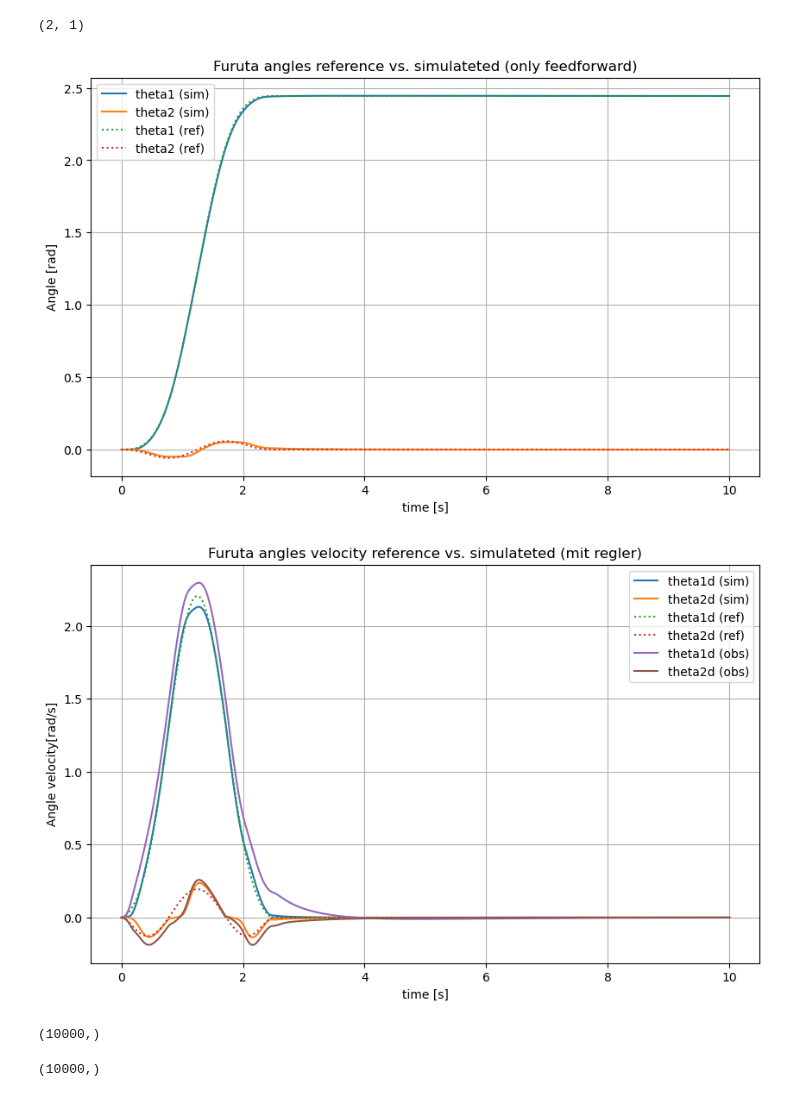
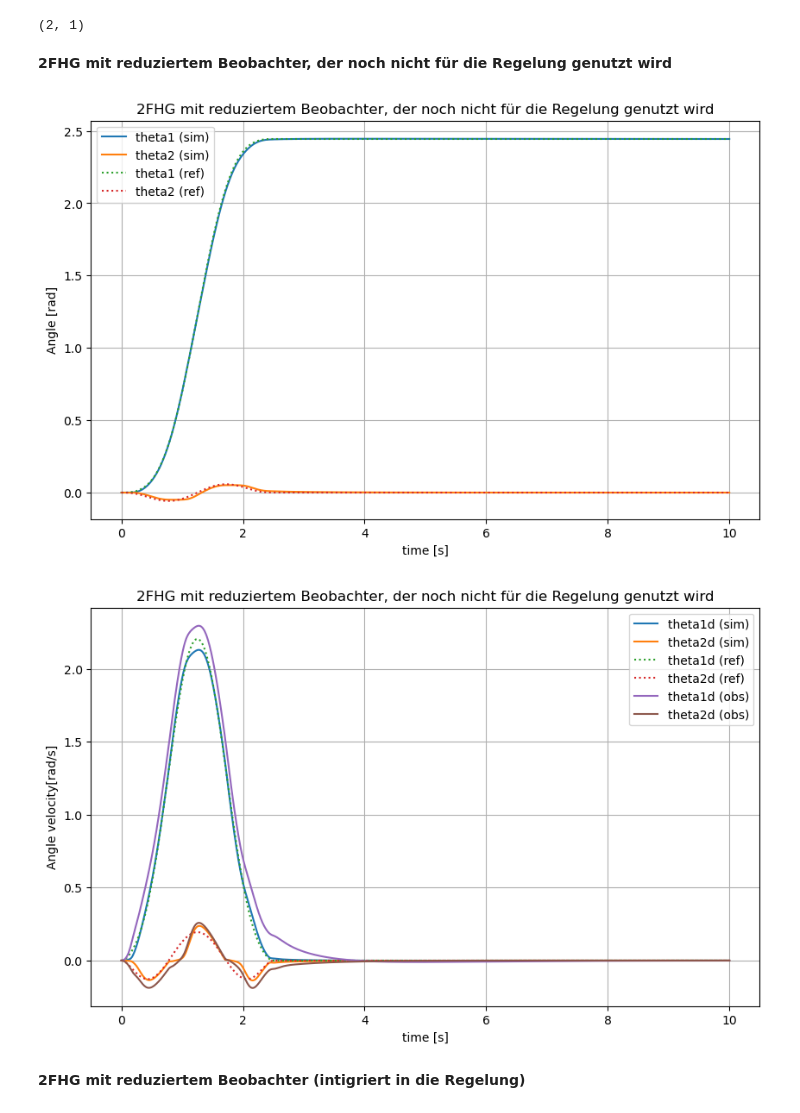
Before and after one commit to Martin-Pu/ACLabor, a Jupyter notebook: simon_test_area/3_9_u_3_10.ipynb, the cells around one changed output. Cells and saved outputs as stored; diff of their text form; code cells hidden in the pictures.

Commit message:
reduzierter beobachter

```diff
--- a/simon_test_area/3_9_u_3_10.ipynb
+++ b/simon_test_area/3_9_u_3_10.ipynb
@@ -329,8 +332,9 @@ zeta_d = reduced_observer(1, zeta, zeta, 1)
 zeta.shape
 # %% [output]
 (2, 1)
+# %% [markdown]
+**2FHG mit reduziertem Beobachter, der noch nicht für die Regelung genutzt wird**
 # %%
-
 def simulation_system_2FHG_with_observer(t, s):
     x = s[:4]
     zeta = s[4:].reshape(2, 1)
@@ -347,35 +351,35 @@ s0 = np.concatenate([x0, np.zeros(2)])
 
 sol = solve_ivp(
     simulation_system_2FHG_with_observer,
     (float(t_sim[0]), float(t_sim[-1])),
     s0,
     t_eval=t_sim,
     rtol=1e-6,
     atol=1e-9,
     max_step=1e-3,
 )
 
 #plot sim angles
 theta1_sim = sol.y[0]
 theta2_sim = sol.y[2]
 
 #plot x_ref
 theta1_ref = np.array([x_ref(t)[0] for t in t_sim])
 theta2_ref = np.array([x_ref(t)[2] for t in t_sim])
 
 plt.figure(figsize=(10, 6))
 plt.plot(t_sim, theta1_sim, label="theta1 (sim)")
 plt.plot(t_sim, theta2_sim, label="theta2 (sim)")
 plt.plot(t_sim, theta1_ref, label="theta1 (ref)", linestyle=':')
 plt.plot(t_sim, theta2_ref, label="theta2 (ref)", linestyle=':')
-plt.title("Furuta angles reference vs. simulateted (mit regler)")
+plt.title("2FHG mit reduziertem Beobachter, der noch nicht für die Regelung genutzt wird")
 plt.ylabel("Angle [rad]")
 plt.xlabel("time [s]")
 plt.legend()
 plt.grid(True)
 plt.show()
 # %% [output]
-[figure, old version]
+[figure, new version]
 # %%
 #plot sim angles
 theta1d_sim = sol.y[1]
@@ -402,19 +406,13 @@ plt.plot(t_sim, x2_hat_log[:, 0], label="theta1d (obs)")
 plt.plot(t_sim, x2_hat_log[:, 1], label="theta2d (obs)")
 
 
-plt.title("Furuta angles velocity reference vs. simulateted (mit regler)")
+plt.title("2FHG mit reduziertem Beobachter, der noch nicht für die Regelung genutzt wird")
 plt.ylabel("Angle velocity[rad/s]")
 plt.xlabel("time [s]")
 plt.legend()
 plt.grid(True)
 plt.show()
 # %% [output]
-[figure, old version]
+[figure, new version]
-# %%
-x2_hat_log[:,0].shape
-# %% [output]
-(10000,)
-# %%
-t_sim.shape
-# %% [output]
-(10000,)
+# %% [markdown]
+**2FHG mit reduziertem Beobachter (intigriert in die Regelung)**
```
Also changed, not shown: parts of 13 cells of this notebook.
